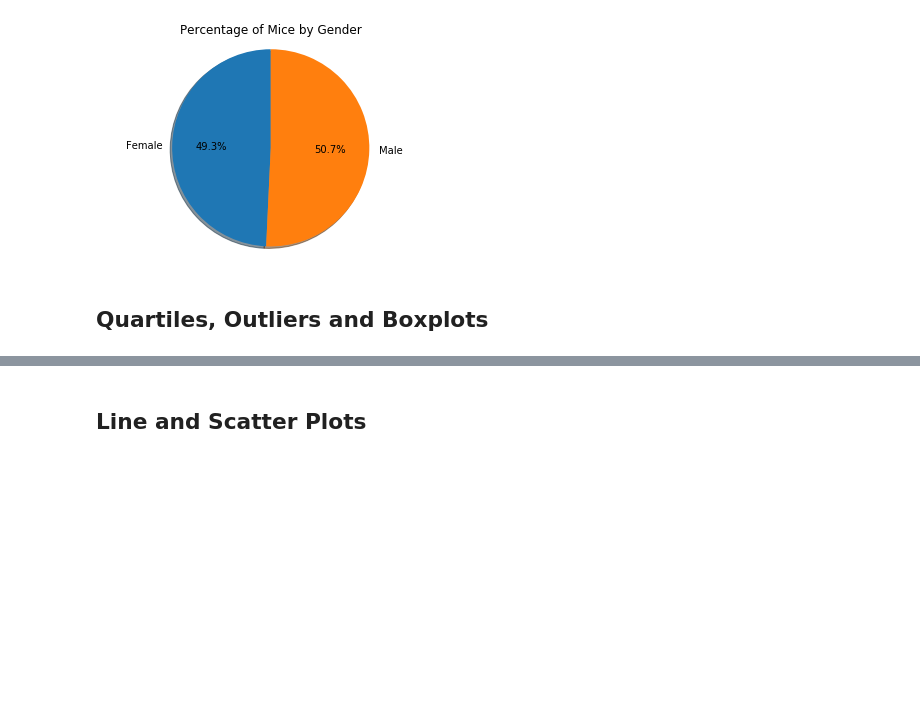
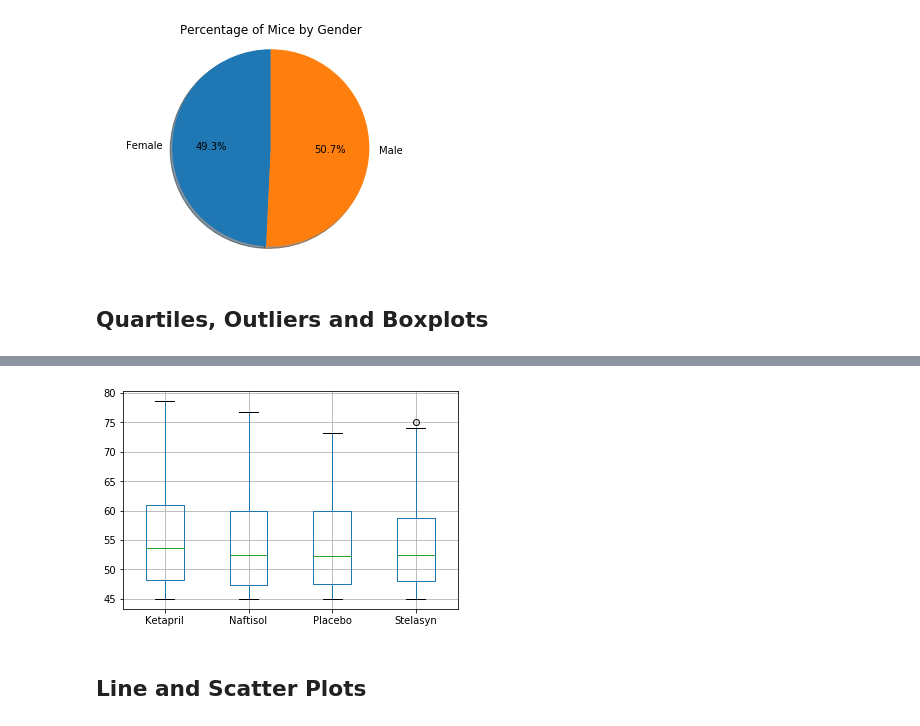
Before and after one commit to YANG007SUN/matplotlib-challenge, a Jupyter notebook: Pymaceuticals/pymaceuticals_starter.ipynb, the cells around one changed output, grey strips where cells are left out. Cells and saved outputs as stored; diff of their text form; code cells hidden in the pictures; blank space fills up the shorter version.

```diff
--- a/Pymaceuticals/pymaceuticals_starter.ipynb
+++ b/Pymaceuticals/pymaceuticals_starter.ipynb
@@ -145,0 +172,23 @@ plt.show()
+# %%
+
+# Calculate the final tumor volume of each mouse across four of the most promising treatment regimens. Calculate the IQR and quantitatively determine if there are any potential outliers.
+drug_effectiveness_top4 = (clean_masterdata.groupby(["Mouse ID","Drug Regimen"])
+                 .agg(final_tumor_index = ("Timepoint","idxmax"),
+                      begin_tumor_index = ("Timepoint","idxmin")))
+
+begin_index = drug_effectiveness_top4["begin_tumor_index"].values
+final_index = drug_effectiveness_top4["final_tumor_index"].values
+data_index = drug_effectiveness_top4.index
+
+drug_effectiveness_df = pd.DataFrame(data = {"begin_tumor_vol":list(clean_masterdata.loc[begin_index,"Tumor Volume (mm3)"]),
+                                             "final_tumor_vol":list(clean_masterdata.loc[final_index,"Tumor Volume (mm3)"])}, index= id)
+drug_effectiveness_df["decrease_percentage"] = (drug_effectiveness_df["final_tumor_vol"] - drug_effectiveness_df["begin_tumor_vol"])/drug_effectiveness_df["begin_tumor_vol"]*100
+
+top4_effective_drug = (drug_effectiveness_df.groupby("Drug Regimen")
+                       .agg(avg_decrease_percent = ("decrease_percentage","mean"))
+                       .sort_values(by = "avg_decrease_percent", ascending = False)
+                       .applymap("{:.2f}%".format)).head(4)
+
+# I define promising treatment regimens as regimens with highest percentage decrease between beginning tumor vol and final tumor vol
+print(f"Four of the most promising treatment regimens are {top4_effective_drug.index[0]}, {top4_effective_drug.index[1]}, {top4_effective_drug.index[2]} and {top4_effective_drug.index[3]}.".format(top4_effective_drug.index))
+top4_effective_drug
@@ -146,5 +245,10 @@ plt.show()
 # %%
 # Generate a box plot of the final tumor volume of each mouse across four regimens of interest
+top4_regimen_df = clean_masterdata.loc[clean_masterdata["Drug Regimen"].isin(top4_effective_drug.index)]
+top4_regimen_df.pivot(columns = "Drug Regimen", values = "Tumor Volume (mm3)" ).boxplot()
+plt.show()
+# %% [output]
+[figure, added]
 # %% [markdown]
 ## Line and Scatter Plots
 # %%
```
Also changed, not shown: parts of 9 cells of this notebook.
